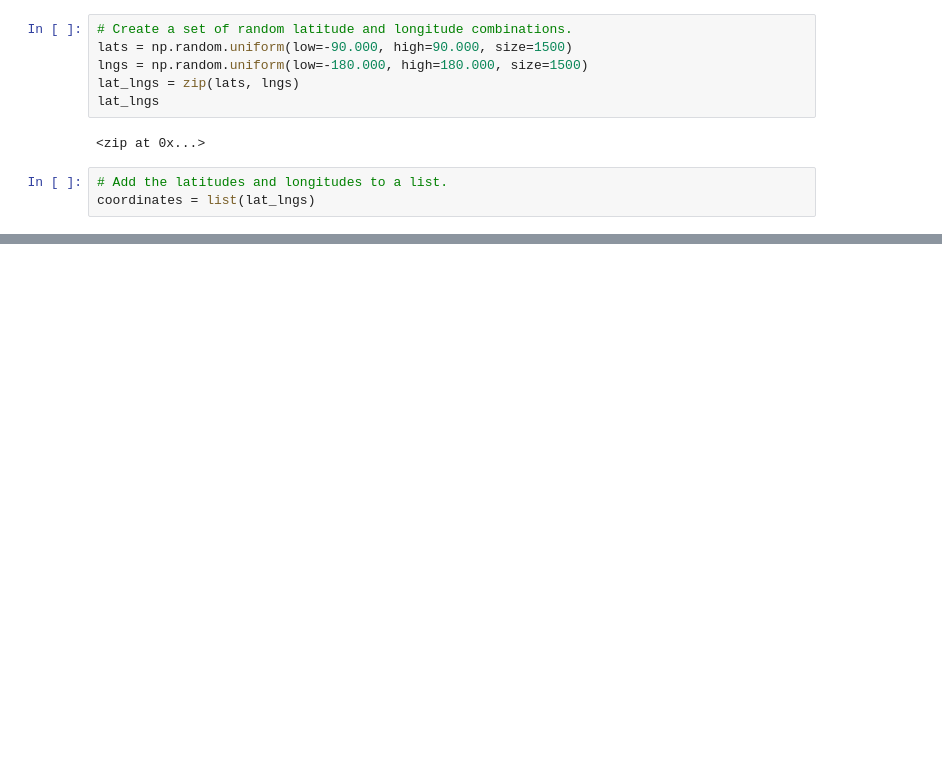
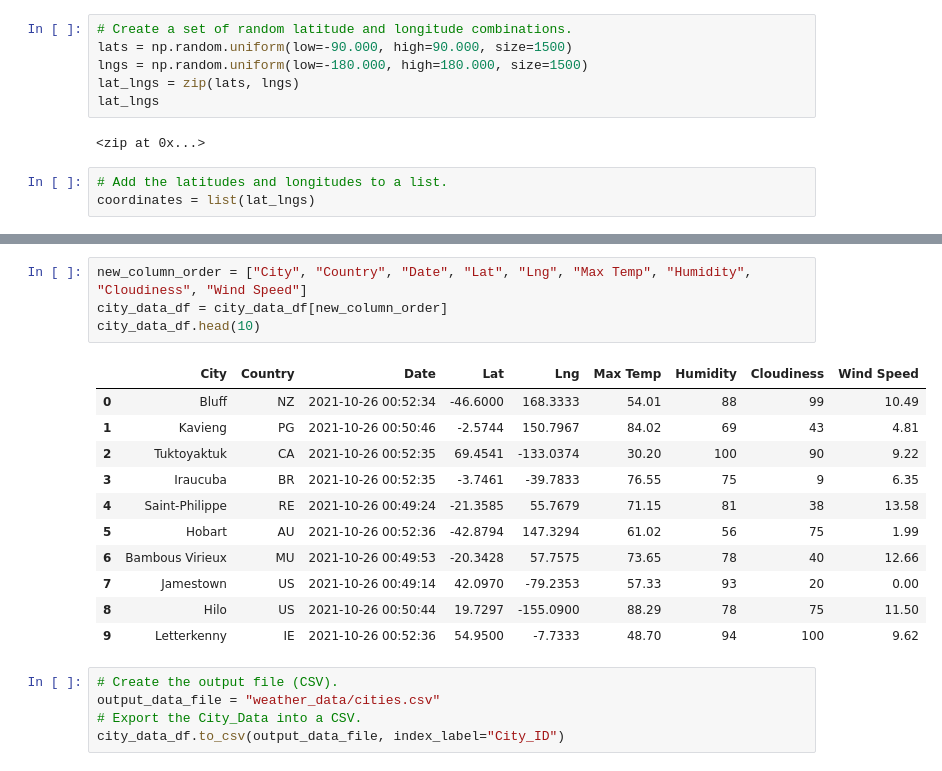
Before and after one commit to bratrudb/World_Weather_Analysis, a Jupyter notebook: WeatherPy.ipynb, the cells around one changed output, grey strips where cells are left out. Saved outputs shown, nothing was run; the diff lists cells and outputs as text; blank space fills up the shorter version.

```diff
--- a/WeatherPy.ipynb
+++ b/WeatherPy.ipynb
@@ -31,0 +145,21 @@ len(cities)
+# %%
+new_column_order = ["City", "Country", "Date", "Lat", "Lng", "Max Temp", "Humidity", "Cloudiness", "Wind Speed"]
+city_data_df = city_data_df[new_column_order]
+city_data_df.head(10)
+# %% [output]
+|  | City | Country | Date | Lat | Lng | Max Temp | Humidity | Cloudiness | Wind Speed |
+| 0 | Bluff | NZ | 2021-10-26 00:52:34 | -46.6000 | 168.3333 | 54.01 | 88 | 99 | 10.49 |
+| 1 | Kavieng | PG | 2021-10-26 00:50:46 | -2.5744 | 150.7967 | 84.02 | 69 | 43 | 4.81 |
+| 2 | Tuktoyaktuk | CA | 2021-10-26 00:52:35 | 69.4541 | -133.0374 | 30.20 | 100 | 90 | 9.22 |
+| 3 | Iraucuba | BR | 2021-10-26 00:52:35 | -3.7461 | -39.7833 | 76.55 | 75 | 9 | 6.35 |
+| 4 | Saint-Philippe | RE | 2021-10-26 00:49:24 | -21.3585 | 55.7679 | 71.15 | 81 | 38 | 13.58 |
+| 5 | Hobart | AU | 2021-10-26 00:52:36 | -42.8794 | 147.3294 | 61.02 | 56 | 75 | 1.99 |
+| 6 | Bambous Virieux | MU | 2021-10-26 00:49:53 | -20.3428 | 57.7575 | 73.65 | 78 | 40 | 12.66 |
+| 7 | Jamestown | US | 2021-10-26 00:49:14 | 42.0970 | -79.2353 | 57.33 | 93 | 20 | 0.00 |
+| 8 | Hilo | US | 2021-10-26 00:50:44 | 19.7297 | -155.0900 | 88.29 | 78 | 75 | 11.50 |
+| 9 | Letterkenny | IE | 2021-10-26 00:52:36 | 54.9500 | -7.7333 | 48.70 | 94 | 100 | 9.62 |
+# %%
+# Create the output file (CSV).
+output_data_file = "weather_data/cities.csv"
+# Export the City_Data into a CSV.
+city_data_df.to_csv(output_data_file, index_label="City_ID")
```
Also changed, not shown: parts of 7 cells of this notebook, 3 other files.
